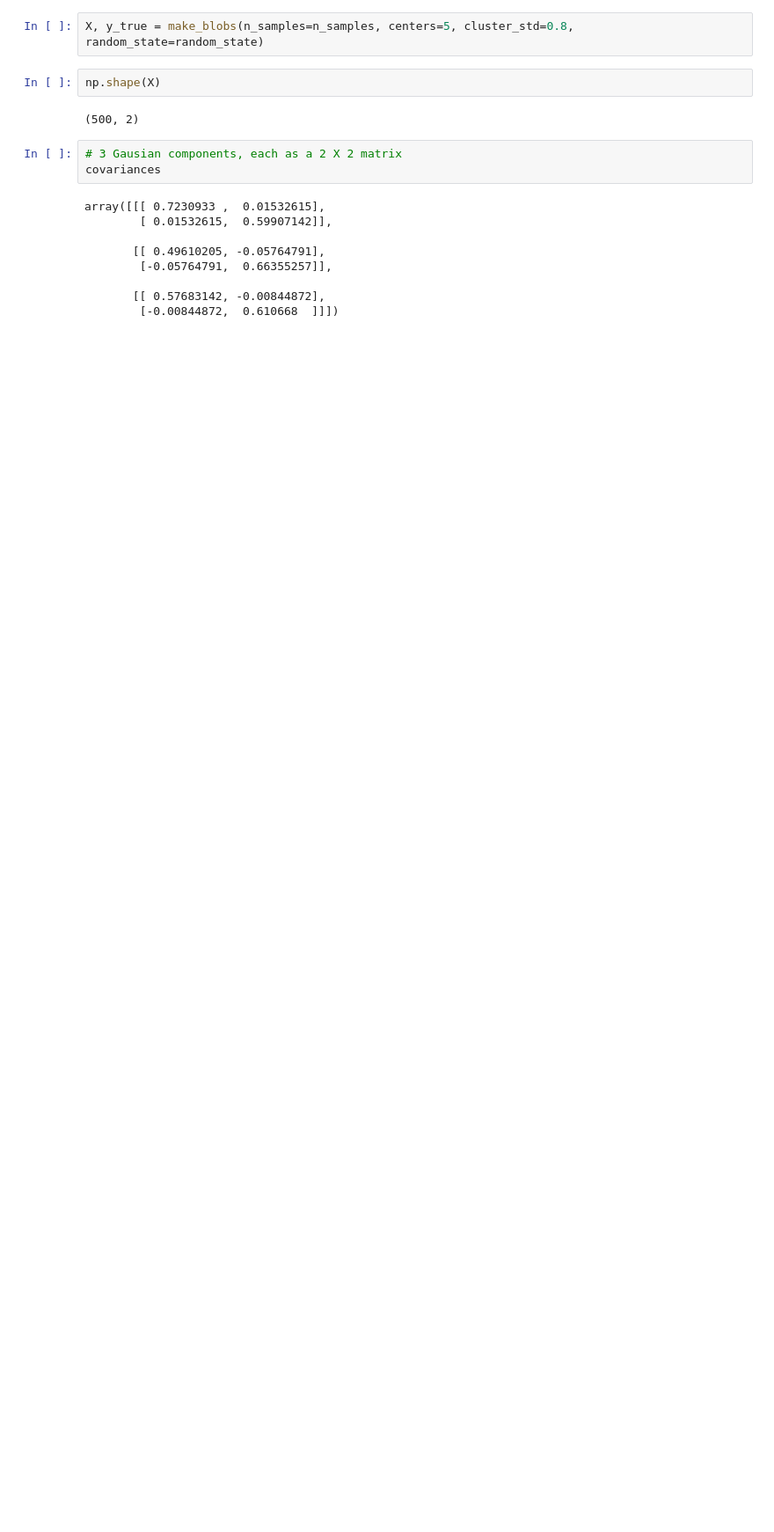
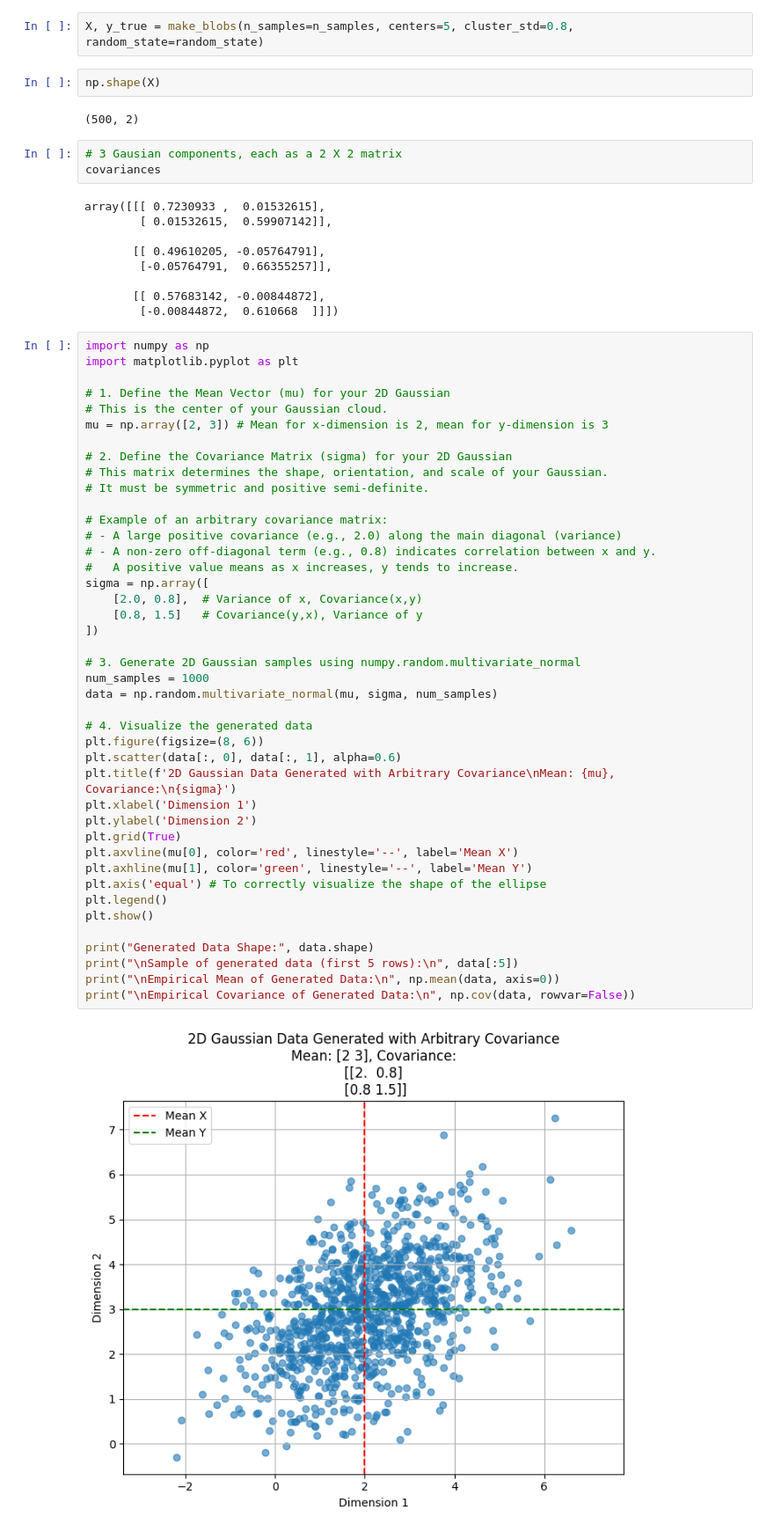
Before and after one commit to ModelEngineering/autoencodersb, a Jupyter notebook: notebooks/Information_Plane_with_GMM_based_MI_Estimation.ipynb, the cells around one changed output. Shown: that part at 88% size. Drawn from its saved outputs; the diff is of its cells as text; blank space fills up the shorter version.

```diff
--- a/notebooks/Information_Plane_with_GMM_based_MI_Estimation.ipynb
+++ b/notebooks/Information_Plane_with_GMM_based_MI_Estimation.ipynb
@@ -826,3 +831,47 @@ array([[[ 0.7230933 ,  0.01532615],
 
        [[ 0.57683142, -0.00844872],
         [-0.00844872,  0.610668  ]]])
+# %%
+import numpy as np
+import matplotlib.pyplot as plt
+
+# 1. Define the Mean Vector (mu) for your 2D Gaussian
+# This is the center of your Gaussian cloud.
+mu = np.array([2, 3]) # Mean for x-dimension is 2, mean for y-dimension is 3
+
+# 2. Define the Covariance Matrix (sigma) for your 2D Gaussian
+# This matrix determines the shape, orientation, and scale of your Gaussian.
+# It must be symmetric and positive semi-definite.
+
+# Example of an arbitrary covariance matrix:
+# - A large positive covariance (e.g., 2.0) along the main diagonal (variance)
+# - A non-zero off-diagonal term (e.g., 0.8) indicates correlation between x and y.
+#   A positive value means as x increases, y tends to increase.
+sigma = np.array([
+    [2.0, 0.8],  # Variance of x, Covariance(x,y)
+    [0.8, 1.5]   # Covariance(y,x), Variance of y
+])
+
+# 3. Generate 2D Gaussian samples using numpy.random.multivariate_normal
+num_samples = 1000
+data = np.random.multivariate_normal(mu, sigma, num_samples)
+
+# 4. Visualize the generated data
+plt.figure(figsize=(8, 6))
+plt.scatter(data[:, 0], data[:, 1], alpha=0.6)
+plt.title(f'2D Gaussian Data Generated with Arbitrary Covariance\nMean: {mu}, Covariance:\n{sigma}')
+plt.xlabel('Dimension 1')
+plt.ylabel('Dimension 2')
+plt.grid(True)
+plt.axvline(mu[0], color='red', linestyle='--', label='Mean X')
+plt.axhline(mu[1], color='green', linestyle='--', label='Mean Y')
+plt.axis('equal') # To correctly visualize the shape of the ellipse
+plt.legend()
+plt.show()
+
+print("Generated Data Shape:", data.shape)
+print("\nSample of generated data (first 5 rows):\n", data[:5])
+print("\nEmpirical Mean of Generated Data:\n", np.mean(data, axis=0))
+print("\nEmpirical Covariance of Generated Data:\n", np.cov(data, rowvar=False))
+# %% [output]
+[figure, added]
```
Also changed, not shown: parts of 2 cells of this notebook, 3 other files.
